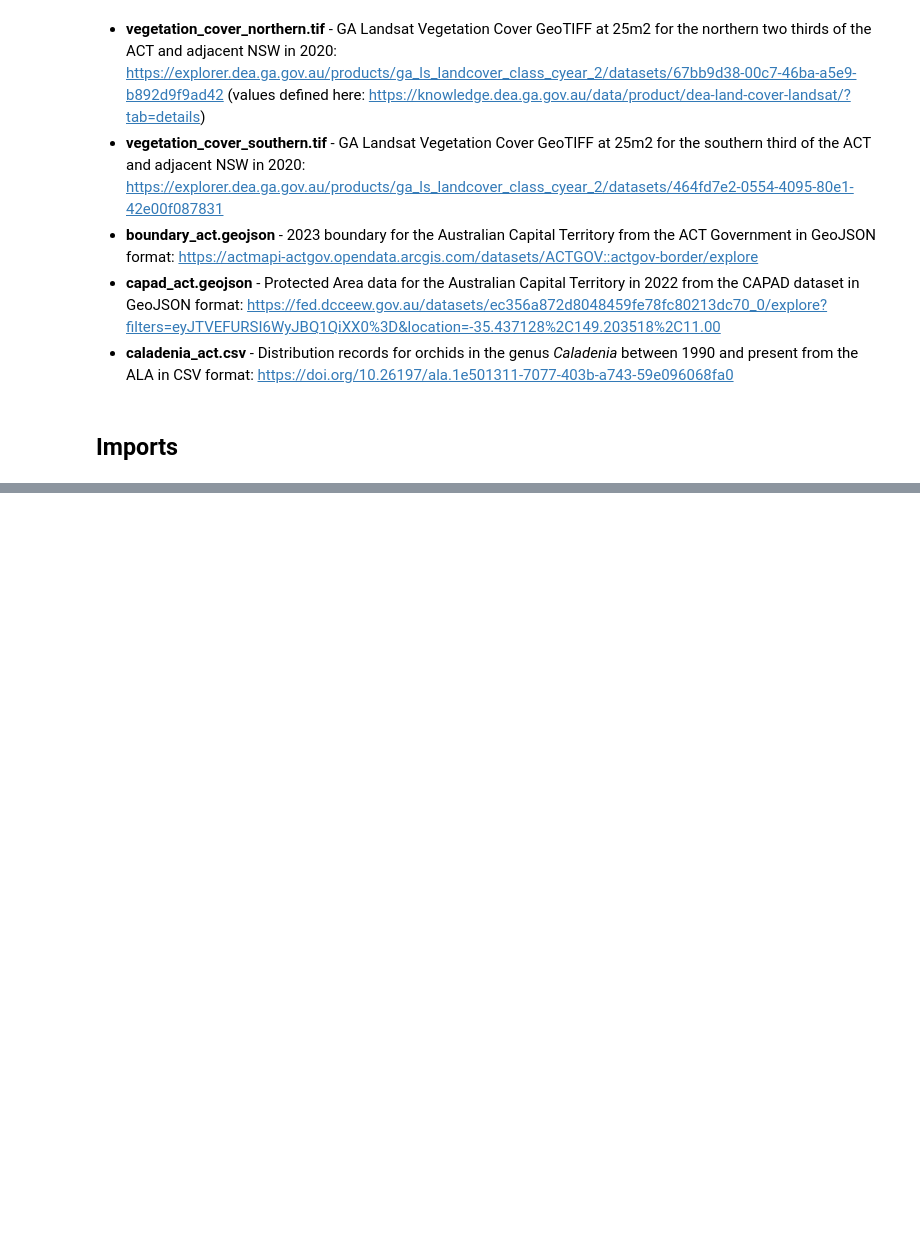
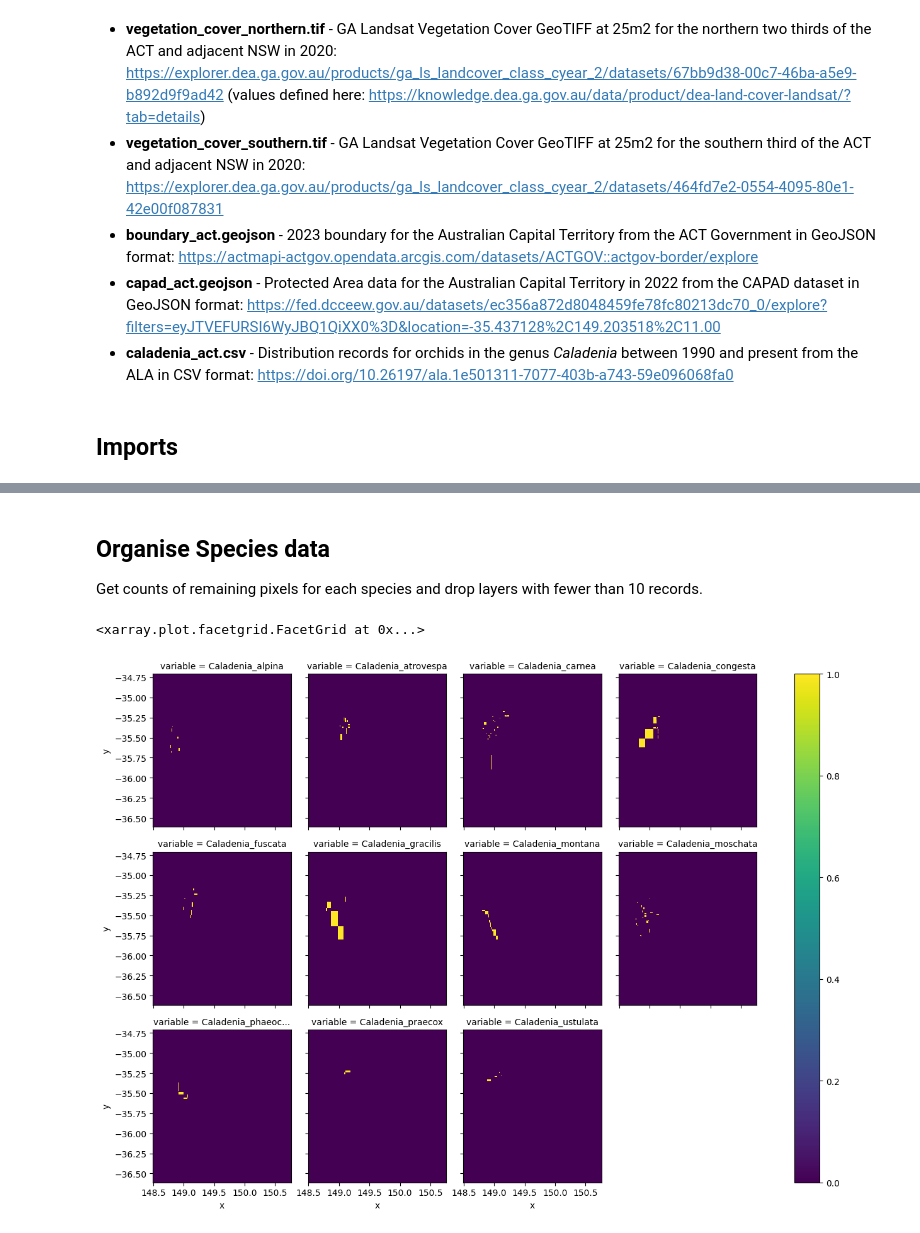
Before and after one commit to aus-plant-phenomics-network/mccn-case-studies, a Jupyter notebook: Case 1/MCCN-CASE 1.ipynb, the cells around one changed output, grey strips where cells are left out. Cells and saved outputs as stored; diff of their text form; code cells hidden in the pictures; blank space fills up the shorter version.

```diff
--- a/Case 1/MCCN-CASE 1.ipynb
+++ b/Case 1/MCCN-CASE 1.ipynb
@@ -281,0 +249,20 @@ protection_affinity
+# %% [markdown]
+## Organise Species data
+Get counts of remaining pixels for each species and drop layers with fewer than 10 records.
+# %%
+# Collect counts of pixels per species for later use
+species_pixels = {}
+for s in species_keys:
+    species_pixels[s] = ds.ACT_Boundary.where(ds.ACT_Boundary == 0, ds.all_ones.where(ds[s] == 1, 0)).sum().item()
+
+    # Drop species with fewer than 10 records
+    if species_pixels[s] < 10:
+        species_keys.remove(s)
+        ds.drop_vars(s)
+
+# Display grid of remaining species
+ds[species_keys] = ds[species_keys].where(ds.ACT_Boundary > 0, 0).astype(int)
+ds[species_keys].to_array().plot(x="x", col="variable", col_wrap=4)
+# %% [output]
+<xarray.plot.facetgrid.FacetGrid at 0x...>
+[figure, added]
```
Also changed, not shown: parts of 39 cells of this notebook.
